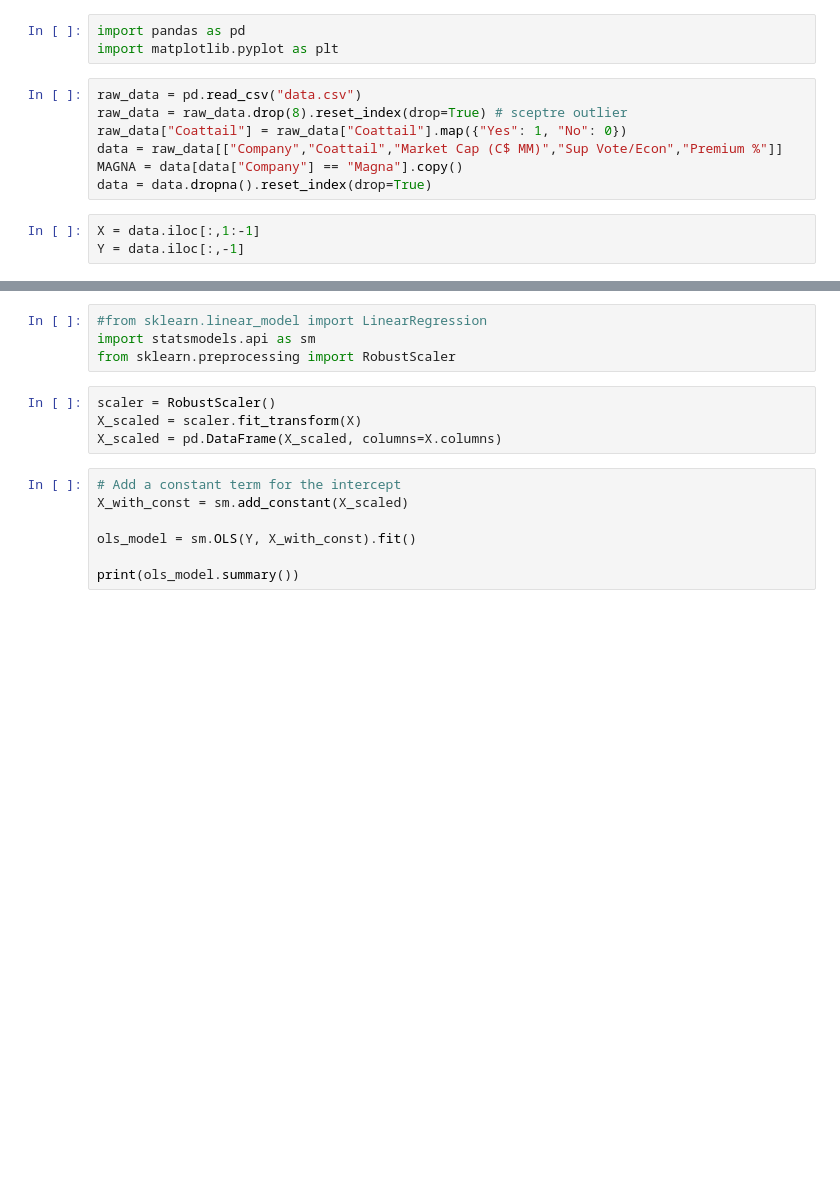
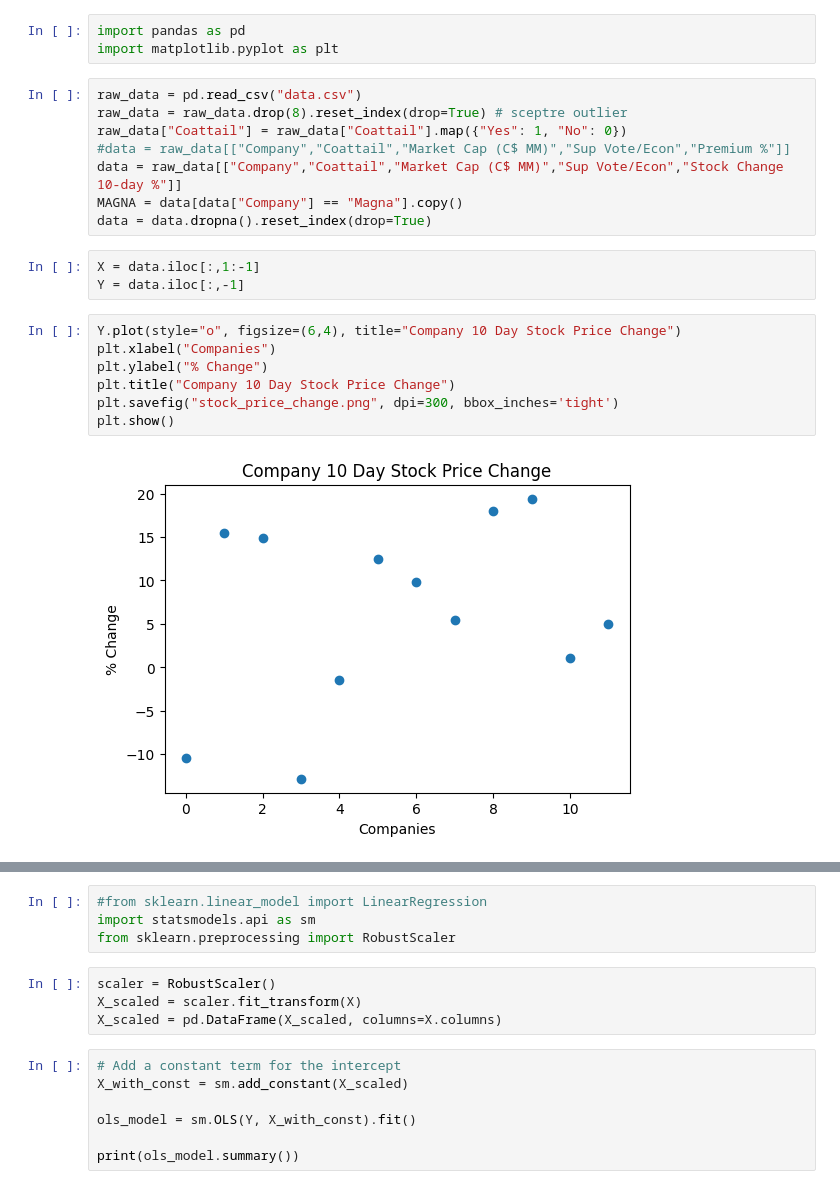
Before and after one commit to rohank36/fine490_case2, a Jupyter notebook: regression.ipynb, the cells around one changed output, grey strips where cells are left out. Drawn from its saved outputs; the diff is of its cells as text; blank space fills up the shorter version.

```diff
--- a/regression.ipynb
+++ b/regression.ipynb
@@ -5,10 +5,20 @@ import matplotlib.pyplot as plt
 raw_data = pd.read_csv("data.csv")
 raw_data = raw_data.drop(8).reset_index(drop=True) # sceptre outlier
 raw_data["Coattail"] = raw_data["Coattail"].map({"Yes": 1, "No": 0})
-data = raw_data[["Company","Coattail","Market Cap (C$ MM)","Sup Vote/Econ","Premium %"]]
+#data = raw_data[["Company","Coattail","Market Cap (C$ MM)","Sup Vote/Econ","Premium %"]]
+data = raw_data[["Company","Coattail","Market Cap (C$ MM)","Sup Vote/Econ","Stock Change 10-day %"]]
 MAGNA = data[data["Company"] == "Magna"].copy()
 data = data.dropna().reset_index(drop=True)
 # %%
 X = data.iloc[:,1:-1]
 Y = data.iloc[:,-1]
+# %%
+Y.plot(style="o", figsize=(6,4), title="Company 10 Day Stock Price Change")
+plt.xlabel("Companies")
+plt.ylabel("% Change")
+plt.title("Company 10 Day Stock Price Change")
+plt.savefig("stock_price_change.png", dpi=300, bbox_inches='tight')
+plt.show()
+# %% [output]
+[figure, added]
 # %%
```
Also changed, not shown: parts of 3 cells of this notebook, 4 other files.
